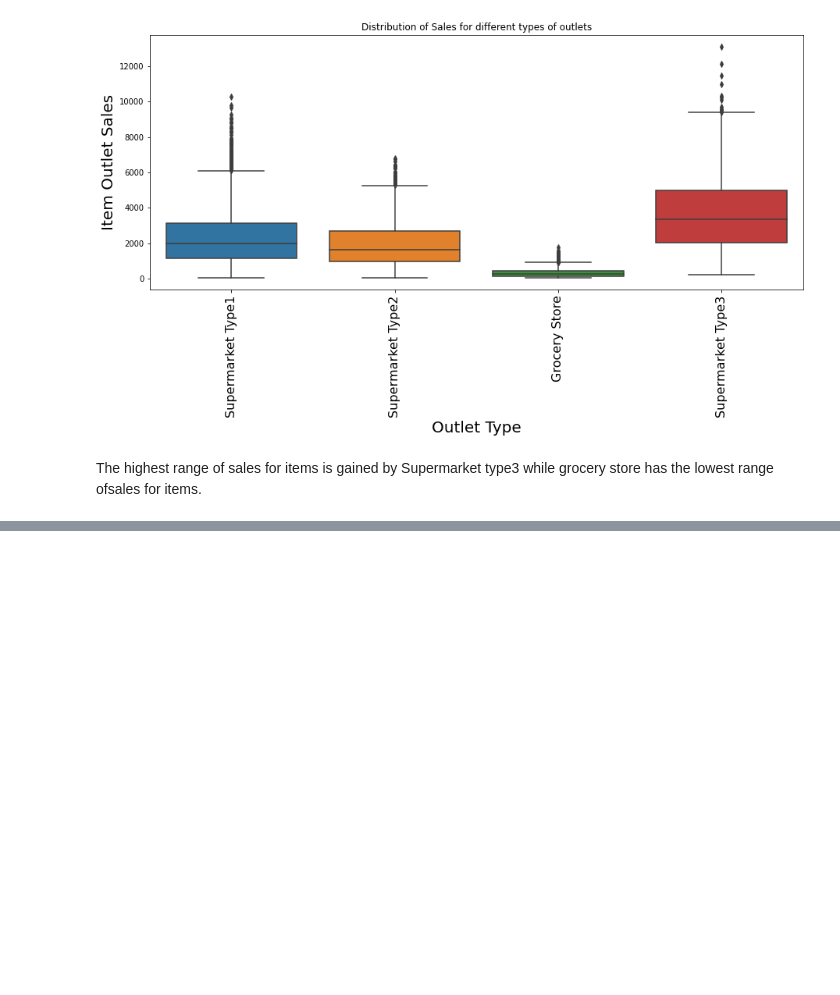
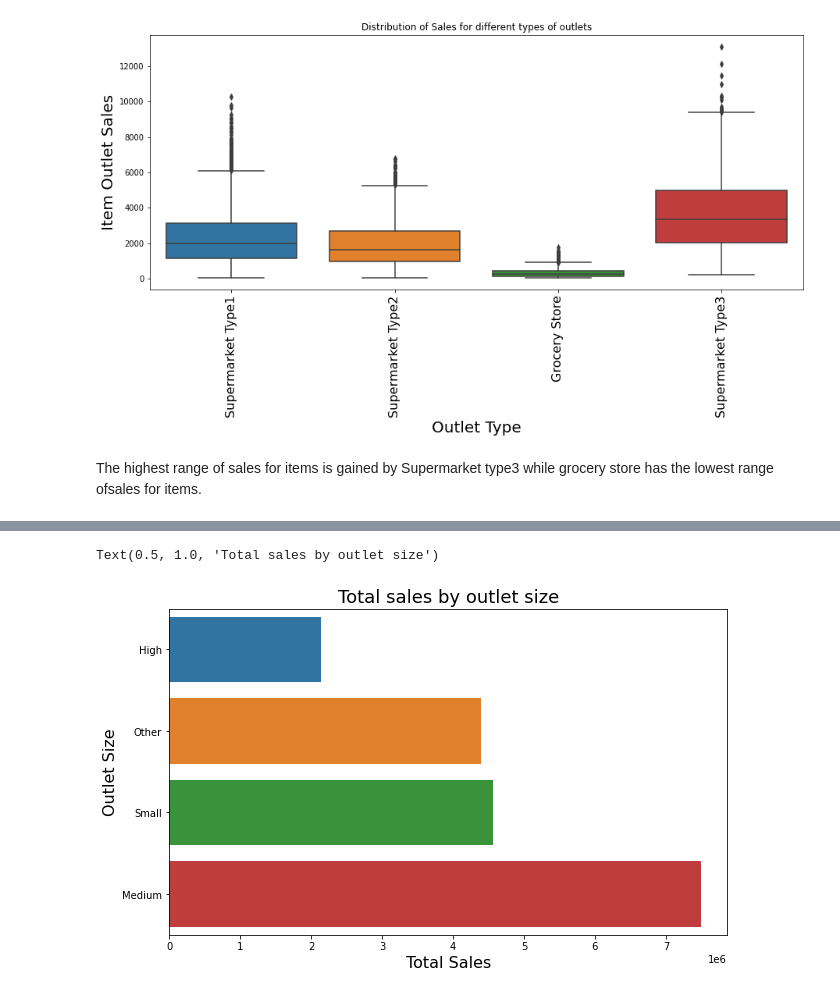
Before and after one commit to sheha919/Coding-Dojo-Project1, a Jupyter notebook: sales_prediction.ipynb, the cells around one changed output, grey strips where cells are left out. Saved outputs shown, nothing was run; the diff lists cells and outputs as text; code cells hidden in the pictures; blank space fills up the shorter version.

Commit message:
adding explanatory visualizations

```diff
--- a/sales_prediction.ipynb
+++ b/sales_prediction.ipynb
@@ -412,0 +424,12 @@ The highest range of sales for items is gained by Supermarket type3 while grocer
+# %%
+#total sales by outlet size
+total_sales_byoutsize=df.groupby('Outlet_Size')['Item_Outlet_Sales'].sum().sort_values()
+
+plt.figure(figsize=[10,6])
+sns.barplot(x=total_sales_byoutsize.values , y=total_sales_byoutsize.index)
+plt.ylabel('Outlet Size', fontsize=16)
+plt.xlabel('Total Sales',fontsize=16 )
+plt.title('Total sales by outlet size', fontsize=18)
+# %% [output]
+Text(0.5, 1.0, 'Total sales by outlet size')
+[figure, added]
```
Also changed, not shown: parts of 9 cells of this notebook.
